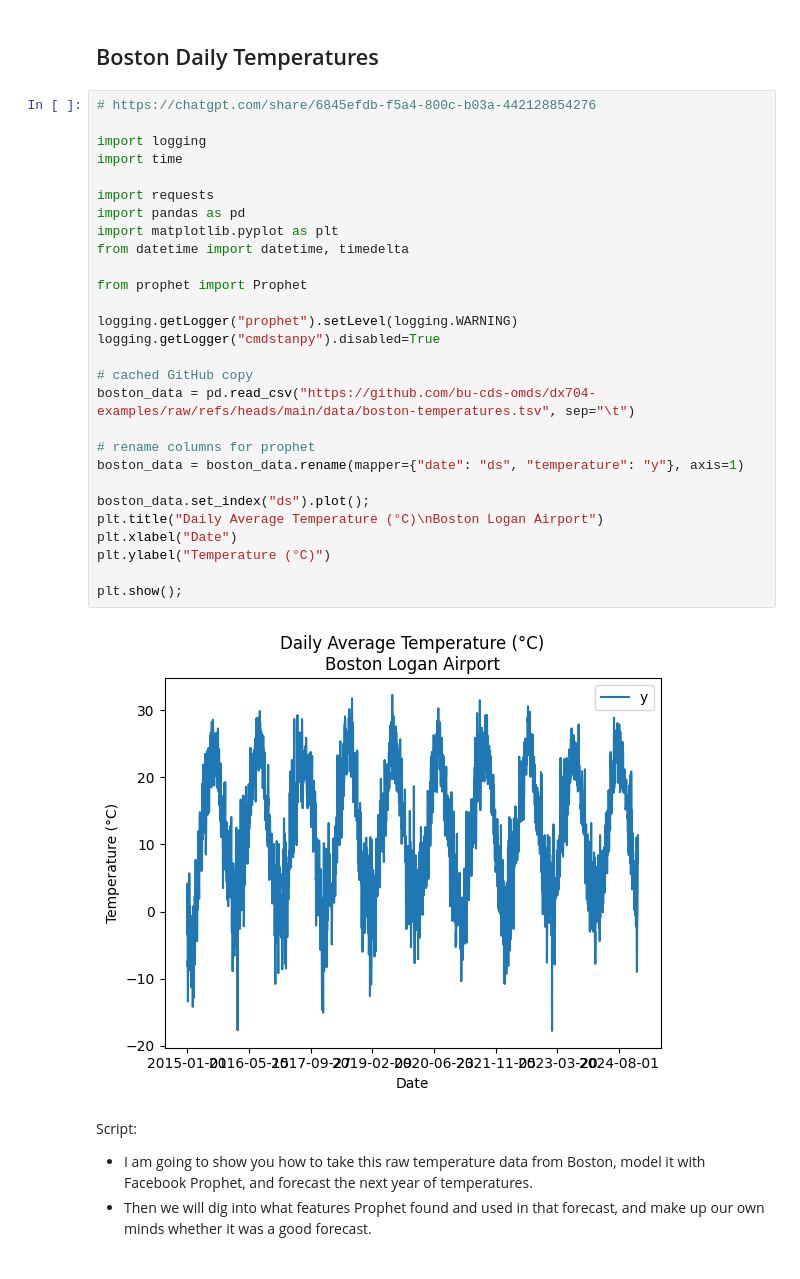
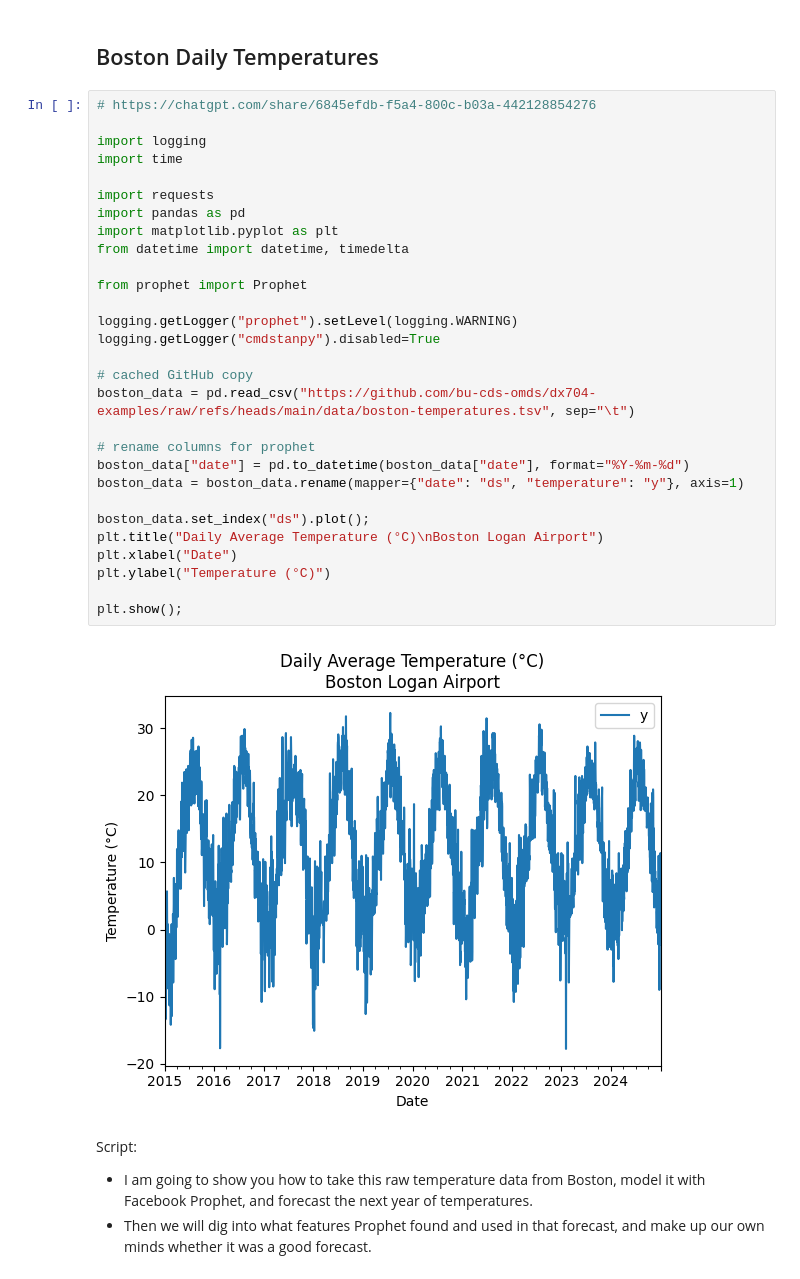
Before and after one commit to bu-cds-omds/dx704-examples, a Jupyter notebook: week02/video_modeling_time_series_with_facebook_prophet.ipynb, the cells around one changed output. Drawn from its saved outputs; the diff is of its cells as text.

```diff
--- a/week02/video_modeling_time_series_with_facebook_prophet.ipynb
+++ b/week02/video_modeling_time_series_with_facebook_prophet.ipynb
@@ -19,33 +19,34 @@ Script:
 # %%
 # https://chatgpt.com/share/6845efdb-f5a4-800c-b03a-442128854276
 
 import logging
 import time
 
 import requests
 import pandas as pd
 import matplotlib.pyplot as plt
 from datetime import datetime, timedelta
 
 from prophet import Prophet
 
 logging.getLogger("prophet").setLevel(logging.WARNING)
 logging.getLogger("cmdstanpy").disabled=True
 
 # cached GitHub copy
 boston_data = pd.read_csv("https://github.com/bu-cds-omds/dx704-examples/raw/refs/heads/main/data/boston-temperatures.tsv", sep="\t")
 
 # rename columns for prophet
+boston_data["date"] = pd.to_datetime(boston_data["date"], format="%Y-%m-%d")
 boston_data = boston_data.rename(mapper={"date": "ds", "temperature": "y"}, axis=1)
 
 boston_data.set_index("ds").plot();
 plt.title("Daily Average Temperature (°C)\nBoston Logan Airport")
 plt.xlabel("Date")
 plt.ylabel("Temperature (°C)")
 
 plt.show();
 # %% [output]
-[figure, old version]
+[figure, new version]
 # %% [markdown]
 Script:
 * I am going to show you how to take this raw temperature data from Boston, model it with Facebook Prophet, and forecast the next year of temperatures.
```
